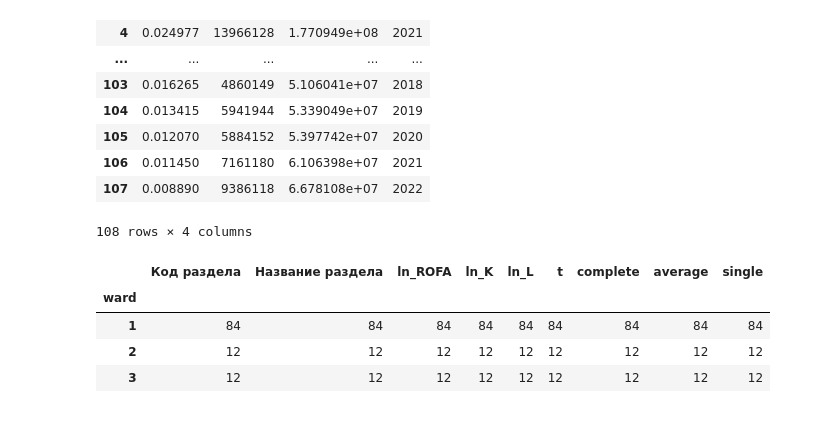
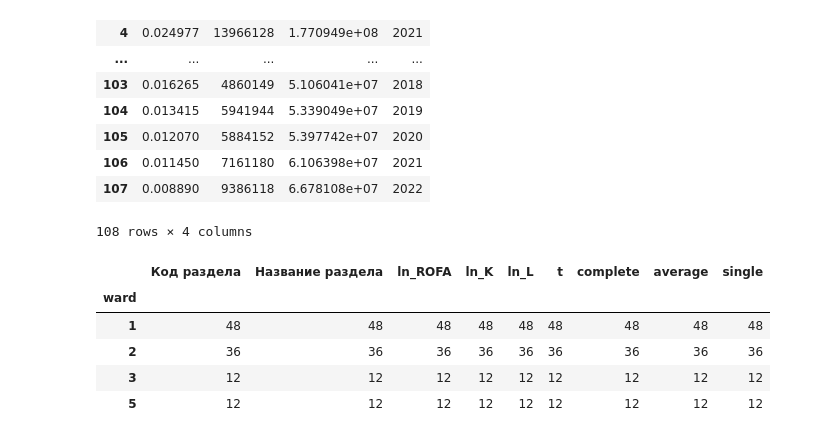
Before and after one commit to tony-pitchblack/---------------, a Jupyter notebook: clustering-douglas.ipynb, the cells around one changed output. Saved outputs shown, nothing was run; the diff lists cells and outputs as text; code cells hidden in the pictures.

```diff
--- a/clustering-douglas.ipynb
+++ b/clustering-douglas.ipynb
@@ -88,7 +81,7 @@ def plot_dendrogram(model, **kwargs):
     return linkage_matrix
 
 linkage_types = ['ward', 'complete', 'average', 'single']
-cutoff_thresholds = [1, 0.7, 0.5, 0.35]
+cutoff_thresholds = [0.5, 0.7, 0.5, 0.35]
 linkage_colors = dict(zip(linkage_types, cutoff_thresholds))
 
 hclust = dict()
@@ -130,0 +124,4 @@ cluser_count
+# %%
+cl_code = cluster_mapping[cluster_mapping['Код раздела'] == 'L']['ward'][11]
+cluster_mapping.at[7, 'ward'] = cl_code
+cluster_mapping
@@ -174,15 +189,16 @@ data_for_regr.loc[:, "ROFA":"t"]
 # %%
 data_for_regr_cl = pd.merge(data_for_regr, cluster_mapping, 'inner', "Код раздела")
 data_for_regr_cl.loc[:, "ROFA":"L"] = data_for_regr_cl.loc[:, "ROFA":"L"].apply(lambda x: np.log(x))
 data_for_regr_cl = data_for_regr_cl.rename(columns={"ROFA": "ln_ROFA", "K": "ln_K", "L": "ln_L"})
-data_for_regr_cl.to_csv("Данные/processed/regression-data-log-ward-v1.csv", index=False)
+data_for_regr_cl.to_csv("Данные/processed/regression-data-log-ward-v2.csv", index=False)
 data_for_regr_cl.groupby('ward').count()
 # %% [output]
 |  | Код раздела | Название раздела | ln_ROFA | ln_K | ln_L | t | complete | average | single |
 | ward |  |  |  |  |  |  |  |  |  |
-| 1 | 84 | 84 | 84 | 84 | 84 | 84 | 84 | 84 | 84 |
-| 2 | 12 | 12 | 12 | 12 | 12 | 12 | 12 | 12 | 12 |
+| 1 | 48 | 48 | 48 | 48 | 48 | 48 | 48 | 48 | 48 |
+| 2 | 36 | 36 | 36 | 36 | 36 | 36 | 36 | 36 | 36 |
 | 3 | 12 | 12 | 12 | 12 | 12 | 12 | 12 | 12 | 12 |
+| 5 | 12 | 12 | 12 | 12 | 12 | 12 | 12 | 12 | 12 |
 # %%
 linkage_type = 'ward'
 regr_metrics_all = []
```
Also changed, not shown: parts of 9 cells of this notebook, 8 other files.
